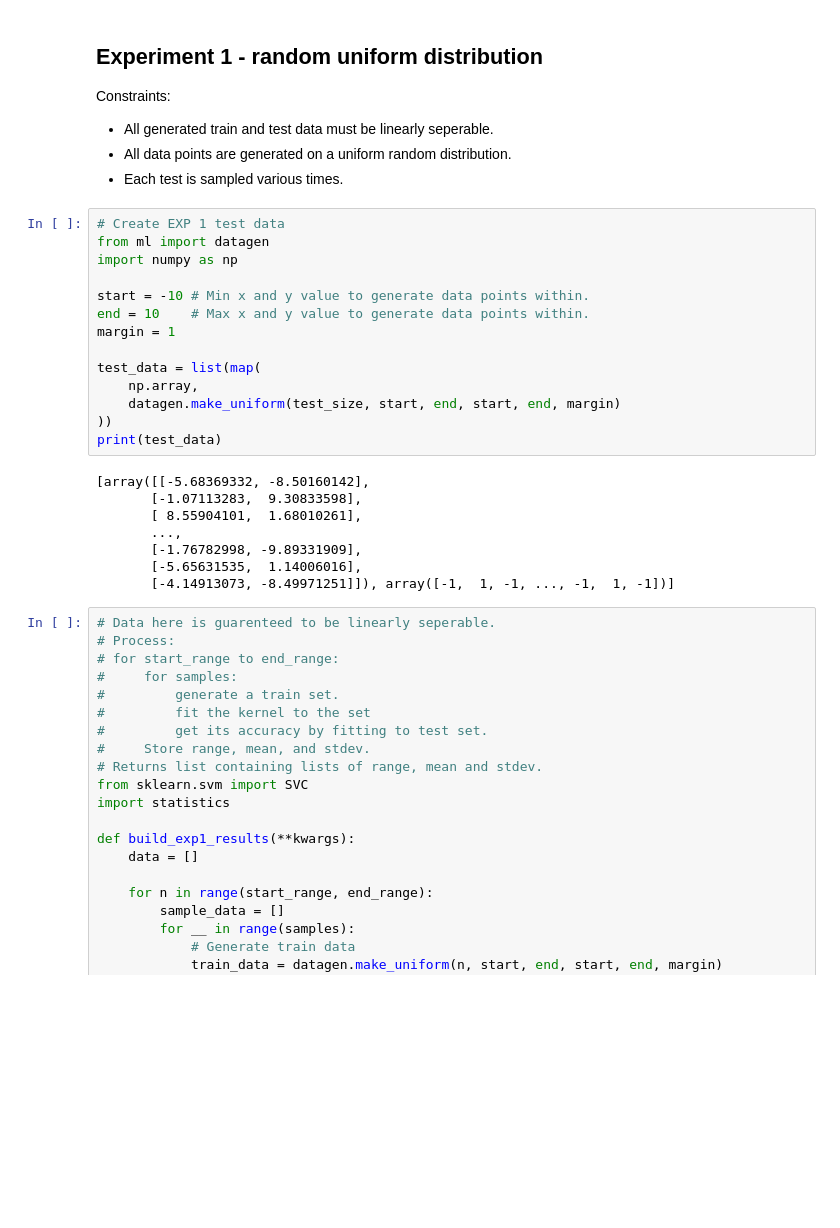
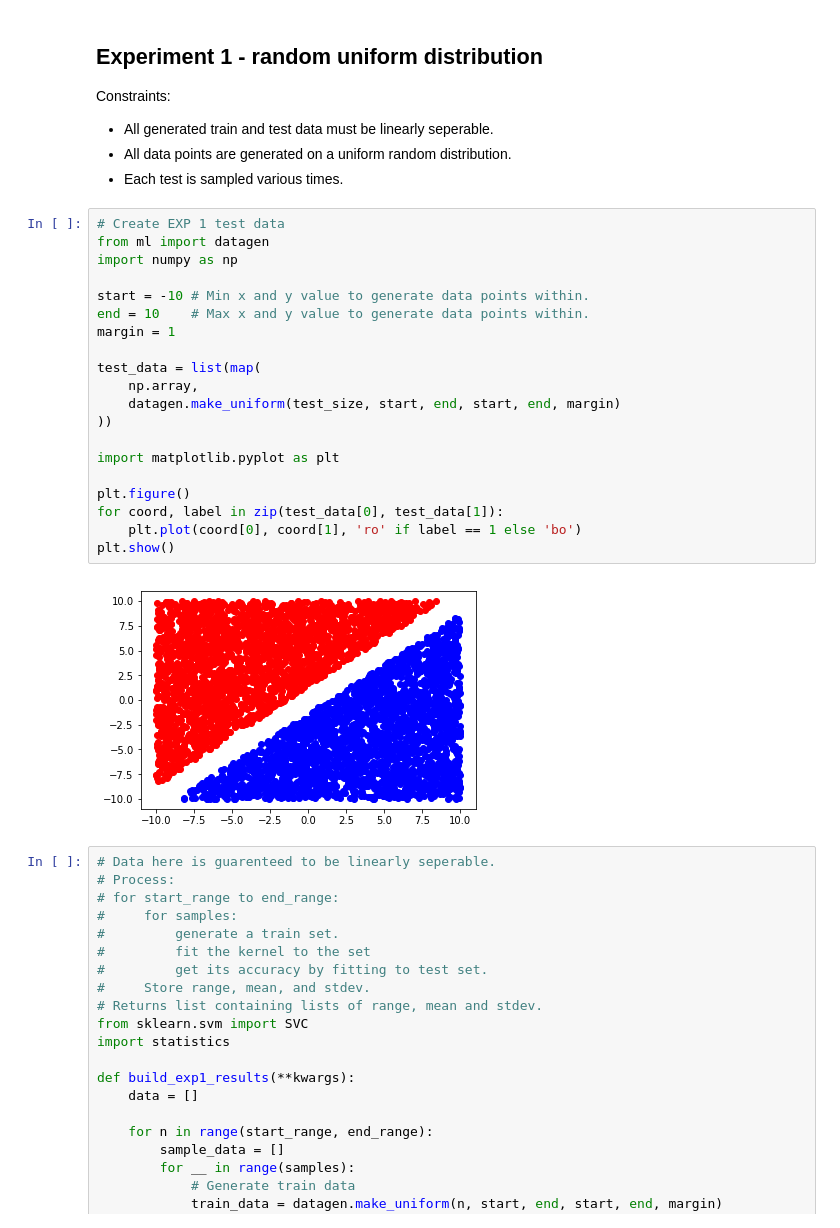
Before and after one commit to paulolemus/machine-learning, a Jupyter notebook: notebooks/best-kernel-per-distribution.ipynb, the cells around one changed output. Drawn from its saved outputs; the diff is of its cells as text; blank space fills up the shorter version.

Commit message:
Added plots for the test data

```diff
--- a/notebooks/best-kernel-per-distribution.ipynb
+++ b/notebooks/best-kernel-per-distribution.ipynb
@@ -32,25 +32,25 @@ Constraints:
 # %%
 # Create EXP 1 test data
 from ml import datagen
 import numpy as np
 
 start = -10 # Min x and y value to generate data points within.
 end = 10    # Max x and y value to generate data points within.
 margin = 1
 
 test_data = list(map(
     np.array,
     datagen.make_uniform(test_size, start, end, start, end, margin)
 ))
-print(test_data)
+
+import matplotlib.pyplot as plt
+
+plt.figure()
+for coord, label in zip(test_data[0], test_data[1]):
+    plt.plot(coord[0], coord[1], 'ro' if label == 1 else 'bo')
+plt.show()
 # %% [output]
-[array([[-5.68369332, -8.50160142],
-       [-1.07113283,  9.30833598],
-       [ 8.55904101,  1.68010261],
-       ...,
-       [-1.76782998, -9.89331909],
-       [-5.65631535,  1.14006016],
-       [-4.14913073, -8.49971251]]), array([-1,  1, -1, ..., -1,  1, -1])]
+[figure, added]
 # %%
 # Data here is guarenteed to be linearly seperable.
 # Process:
```
Also changed, not shown: parts of 2 cells of this notebook.
